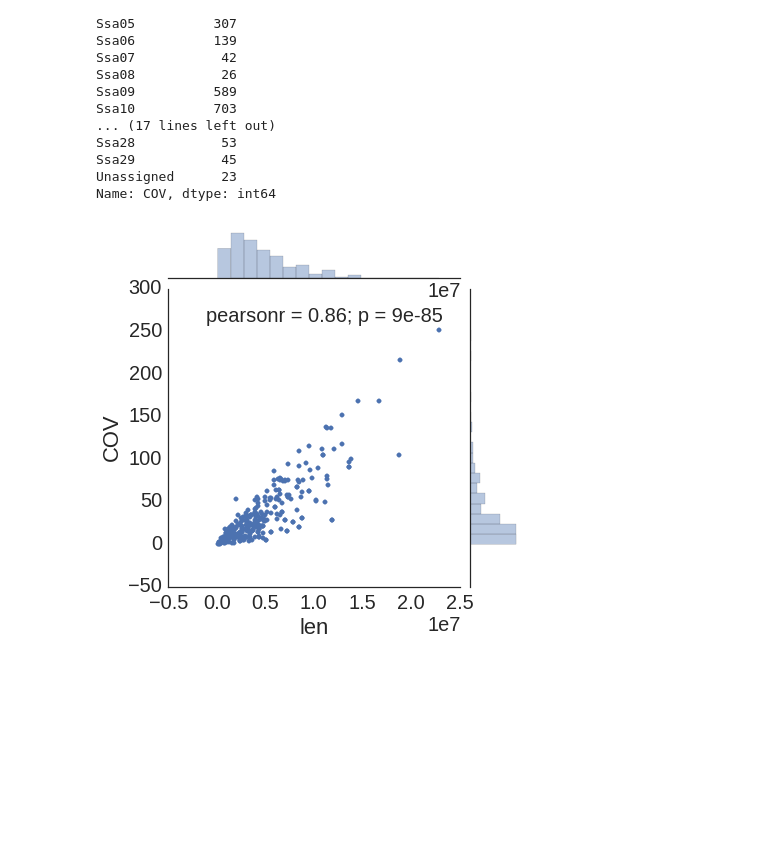
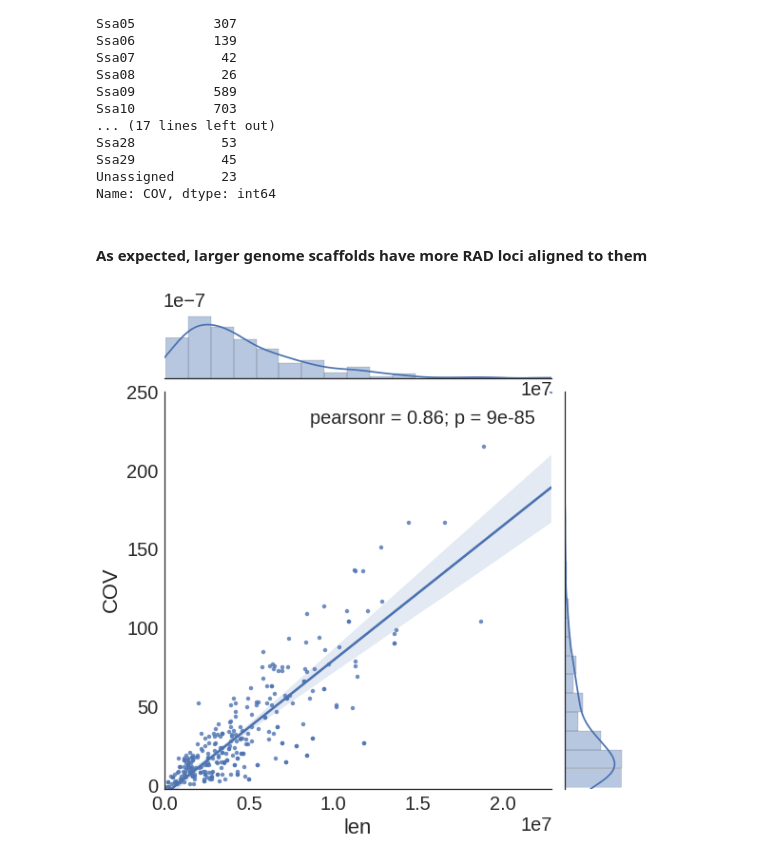
Before and after one commit to rwaples/chum_populations, a Jupyter notebook: align to salmo.ipynb, the cells around one changed output. Saved outputs shown, nothing was run; the diff lists cells and outputs as text; code cells hidden in the pictures; blank space fills up the shorter version.

Commit message:
plots of align to salmo

```diff
--- a/align to salmo.ipynb
+++ b/align to salmo.ipynb
@@ -316,11 +343,11 @@ Ssa28           53
 Ssa29           45
 Unassigned      23
 Name: COV, dtype: int64
+# %% [markdown]
+#### As expected, larger genome scaffolds have more RAD loci aligned to them
 # %%
-sns.jointplot('len', 'COV', data = ssa_cov,
-            #scatter_kws={"marker": ".", "color": "slategray"},
-           #line_kws={"linewidth": 1, "color": "seagreen"}
-             )
+sns.jointplot('len', 'COV', data = ssa_cov,  kind = 'reg', size = 8,
+              xlim =(-1, max(ssa_cov['len'])), ylim=(-1, max(ssa_cov['COV'])))
 plt.show()
 # %% [output]
-[figure, old version]
+[figure, new version]
```
Also changed, not shown: parts of 10 cells of this notebook, 4 other files.
